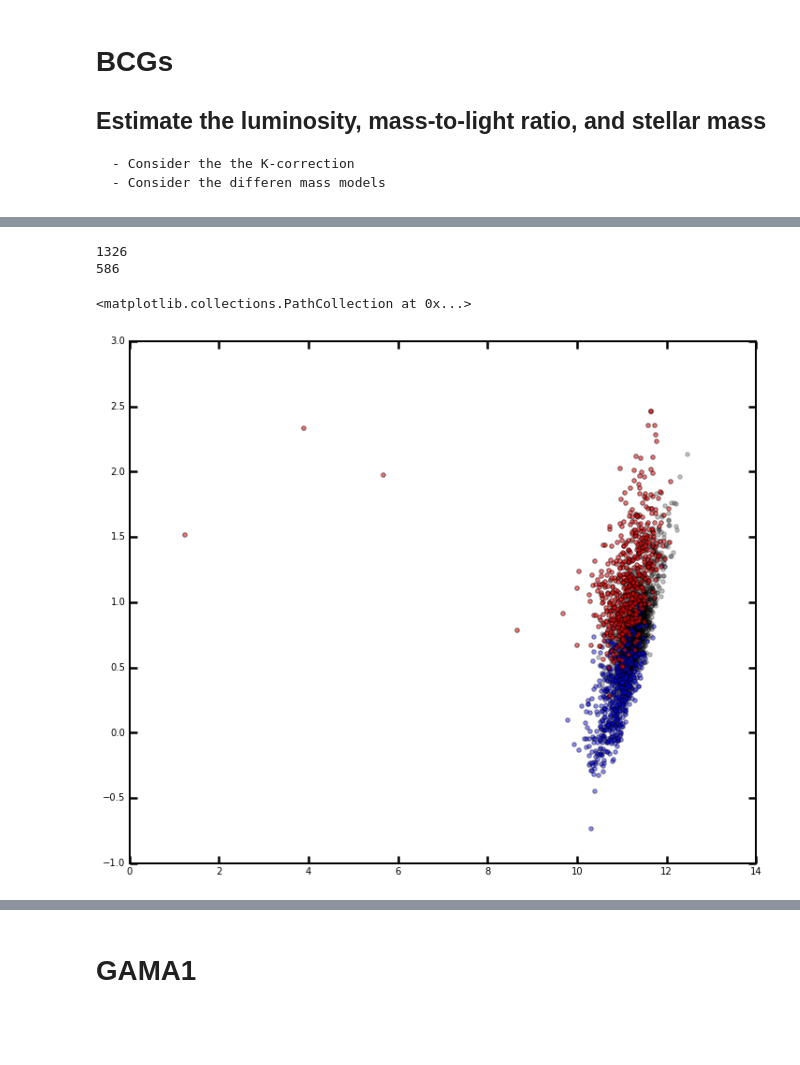
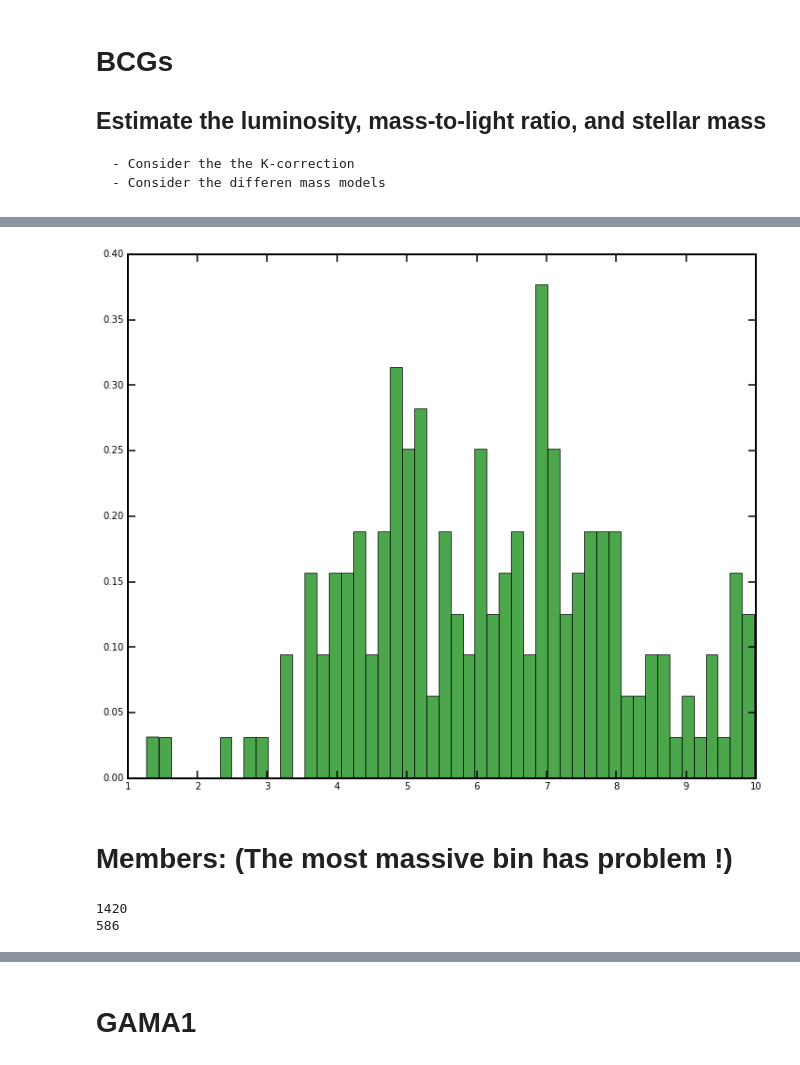
Before and after one commit to dr-guangtou/hsc_redbcg, a Jupyter notebook: note/massiveGalfit_160107.ipynb, the cells around one changed output, grey strips where cells are left out. Drawn from its saved outputs; the diff is of its cells as text; code cells hidden in the pictures; blank space fills up the shorter version.

```diff
--- a/note/massiveGalfit_160107.ipynb
+++ b/note/massiveGalfit_160107.ipynb
@@ -1011,5 +1033,12 @@ plt.scatter(np.log10(temp1 + temp2), (temp2 / (temp1 + temp2)))
+# %%
+temp = plt.hist(nserBcg, 50, normed=1, facecolor='green', alpha=0.7)
+plt.show()
+# %% [output]
+[figure, added]
+# %% [markdown]
+# Members: (The most massive bin has problem !)
 # %%
-logmMem, logrMem = [], []
+logmMem, logrMem, nserMem = [], [], []
 logm1Mem, logr1Mem, logm2Mem, logr2Mem = [], [], [], []
 
 sample = 'redMem'
@@ -1044,12 +1073,13 @@ for gal in memTab:
             # log(M)
             logm1 = getLuminosity(ser1comp.mag, gal[zStr],
                                   extinction=gal[extStr], amag_sun=amag_sun_des_i) + logm2l
-            if (ser1comp.good and ser1comp.n > 0.5 and ser1comp.n < 8.0 and
-                ser1comp.ar >= 0.3 and obj1Ser.reduced_chisq < 4.0 and
-                logr1 <= 2.5):
+            if (ser1comp.good and ser1comp.n > 0.5 and ser1comp.n < 10.0 and
+                ser1comp.ar >= 0.3 and obj1Ser.reduced_chisq < 5.0 and
+                logr1 <= 2.6):
 
                 logmMem.append(logm1)
                 logrMem.append(logr1)
+                nserMem.append(nserMem)
     else:
         aic1, bic1, hq1 = None, None, None
         #print("## Can not find 1 Sersic model for %s" % ser1File)
@@ -1108,12 +1138,6 @@ for gal in memTab:
 
 print(len(logmMem))
 print(len(logm1Mem))
-
-plt.scatter(logmMem, logrMem, c='k', alpha=0.25)
-plt.scatter(logm1Mem, logr1Mem, c='b', alpha=0.45)
-plt.scatter(logm2Mem, logr2Mem, c='r', alpha=0.55)
 # %% [output]
-1326
+1420
 586
-<matplotlib.collections.PathCollection at 0x...>
-[figure, removed]
```
Also changed, not shown: parts of 35 cells of this notebook, 6 other files.
